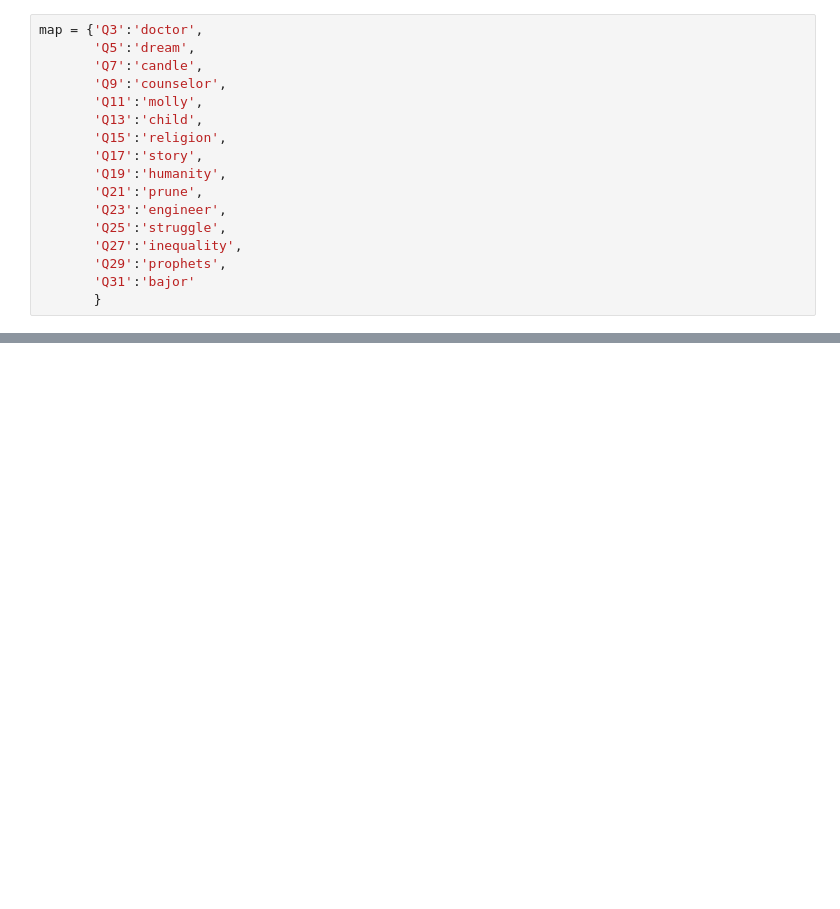
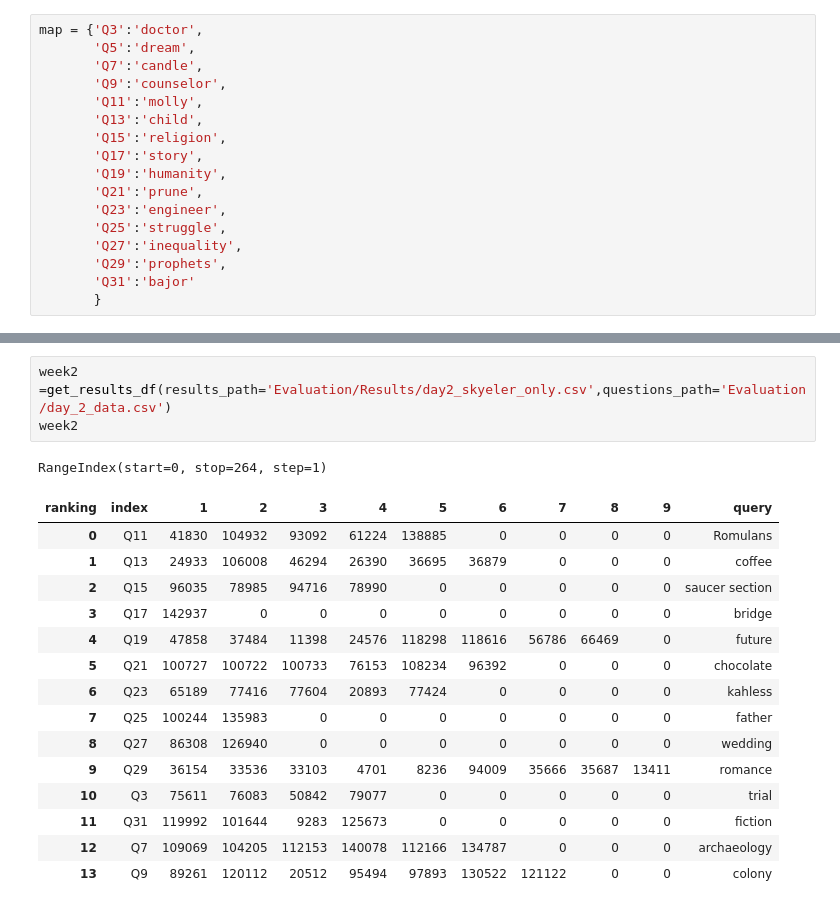
Before and after one commit to scmcqueen/StarTrek_SearchEngine, a Jupyter notebook: qsf_filler.ipynb, the cells around one changed output, grey strips where cells are left out. Saved outputs shown, nothing was run; the diff lists cells and outputs as text; blank space fills up the shorter version.

Commit message:
week 2 data & function

```diff
--- a/qsf_filler.ipynb
+++ b/qsf_filler.ipynb
@@ -337,0 +389,20 @@ final_ranking
+# %%
+week2 =get_results_df(results_path='Evaluation/Results/day2_skyeler_only.csv',questions_path='Evaluation/day_2_data.csv')
+week2
+# %% [output]
+RangeIndex(start=0, stop=264, step=1)
+| ranking | index | 1 | 2 | 3 | 4 | 5 | 6 | 7 | 8 | 9 | query |
+| 0 | Q11 | 41830 | 104932 | 93092 | 61224 | 138885 | 0 | 0 | 0 | 0 | Romulans |
+| 1 | Q13 | 24933 | 106008 | 46294 | 26390 | 36695 | 36879 | 0 | 0 | 0 | coffee |
+| 2 | Q15 | 96035 | 78985 | 94716 | 78990 | 0 | 0 | 0 | 0 | 0 | saucer section |
+| 3 | Q17 | 142937 | 0 | 0 | 0 | 0 | 0 | 0 | 0 | 0 | bridge |
+| 4 | Q19 | 47858 | 37484 | 11398 | 24576 | 118298 | 118616 | 56786 | 66469 | 0 | future |
+| 5 | Q21 | 100727 | 100722 | 100733 | 76153 | 108234 | 96392 | 0 | 0 | 0 | chocolate |
+| 6 | Q23 | 65189 | 77416 | 77604 | 20893 | 77424 | 0 | 0 | 0 | 0 | kahless |
+| 7 | Q25 | 100244 | 135983 | 0 | 0 | 0 | 0 | 0 | 0 | 0 | father |
+| 8 | Q27 | 86308 | 126940 | 0 | 0 | 0 | 0 | 0 | 0 | 0 | wedding |
+| 9 | Q29 | 36154 | 33536 | 33103 | 4701 | 8236 | 94009 | 35666 | 35687 | 13411 | romance |
+| 10 | Q3 | 75611 | 76083 | 50842 | 79077 | 0 | 0 | 0 | 0 | 0 | trial |
+| 11 | Q31 | 119992 | 101644 | 9283 | 125673 | 0 | 0 | 0 | 0 | 0 | fiction |
+| 12 | Q7 | 109069 | 104205 | 112153 | 140078 | 112166 | 134787 | 0 | 0 | 0 | archaeology |
+| 13 | Q9 | 89261 | 120112 | 20512 | 95494 | 97893 | 130522 | 121122 | 0 | 0 | colony |
```
Also changed, not shown: parts of 3 cells of this notebook, 1 other file.
